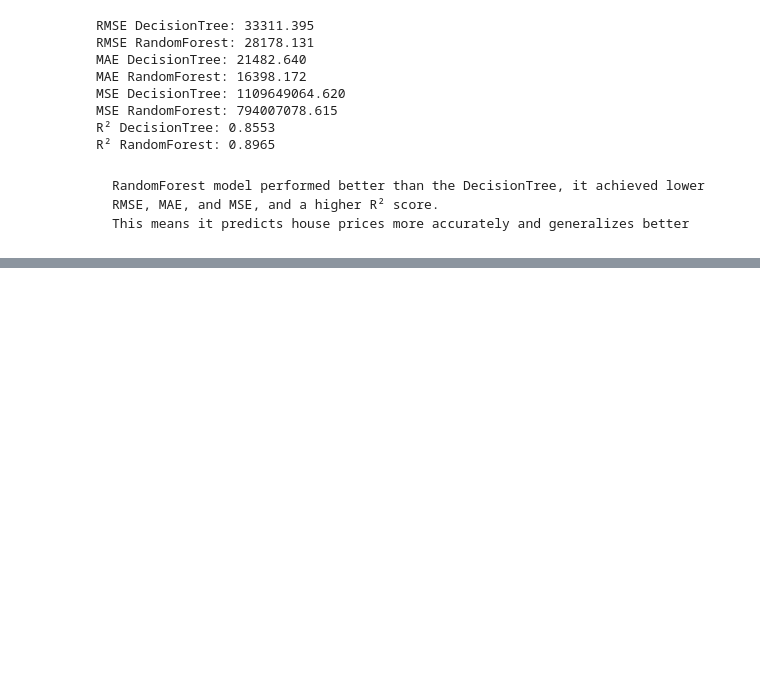
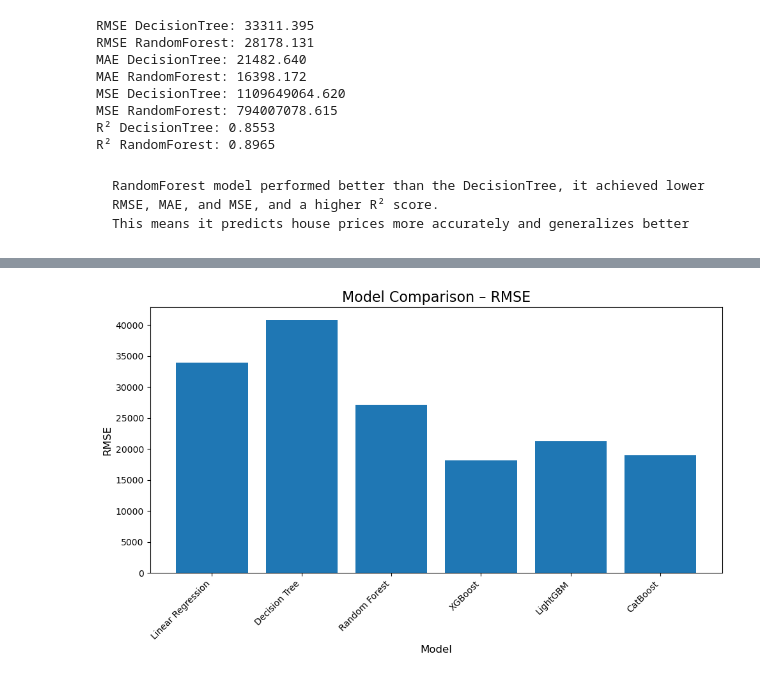
Before and after one commit to OctaMarina/house-price-prediction-integra, a Jupyter notebook: notebooks/models_full_dataset_frunza_roxana.ipynb, the cells around one changed output, grey strips where cells are left out. Cells and saved outputs as stored; diff of their text form; code cells hidden in the pictures; blank space fills up the shorter version.

Commit message:
Adaugare 3 noi modele

```diff
--- a/notebooks/models_full_dataset_frunza_roxana.ipynb
+++ b/notebooks/models_full_dataset_frunza_roxana.ipynb
@@ -393,0 +544,15 @@ R² RandomForest: 0.8965
+# %%
+cat_model = CatBoostRegressor(
+    iterations=500,
+    learning_rate=0.05,
+    depth=6,
+    loss_function='RMSE',
+    verbose=False,
+    random_state=42
+)
+# %%
+cat_model.fit(
+    X_train,
+    y_train,
+    cat_features=cat_features_indices
+)
@@ -393,0 +561,12 @@ R² RandomForest: 0.8965
+# %%
+preds_cat = cat_model.predict(X_test)
+# %%
+rmse_cat = np.sqrt(mean_squared_error(y_test, preds_cat))
+mae_cat  = mean_absolute_error(y_test, preds_cat)
+mse_cat  = mean_squared_error(y_test, preds_cat)
+r2_cat   = r2_score(y_test, preds_cat)
+
+print(f"RMSE: {rmse_cat:.3f}")
+print(f"MAE: {mae_cat:.3f}")
+print(f"MSE: {mse_cat:.3f}")
+print(f"R²: {r2_cat:.3f}")
@@ -393,0 +632,13 @@ R² RandomForest: 0.8965
+# %%
+plt.figure(figsize=(10, 6))
+plt.bar(df_results["Model"], df_results["RMSE"])
+
+plt.title("Model Comparison – RMSE", fontsize=16)
+plt.xlabel("Model", fontsize=12)
+plt.ylabel("RMSE", fontsize=12)
+plt.xticks(rotation=45, ha='right')
+
+plt.tight_layout()
+plt.show()
+# %% [output]
+[figure, added]
```
Also changed, not shown: parts of 21 cells of this notebook.
